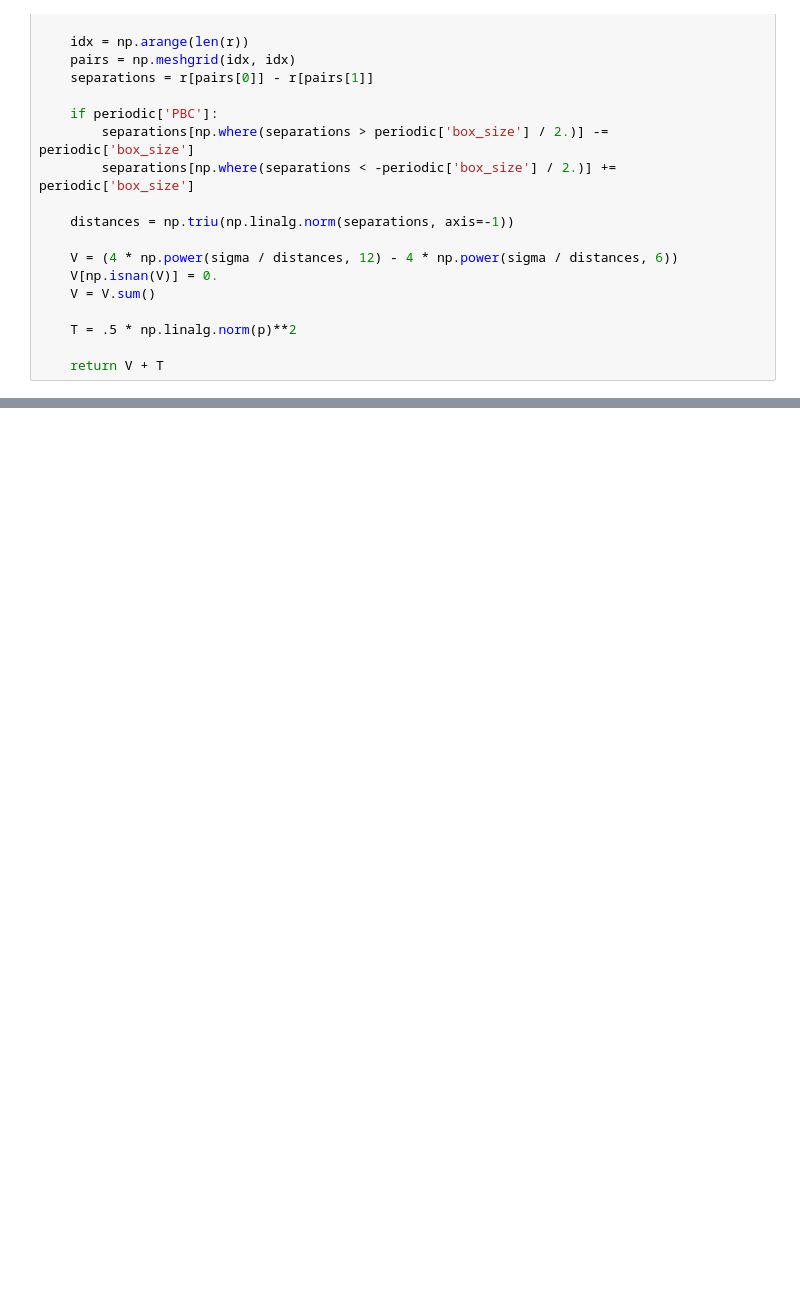
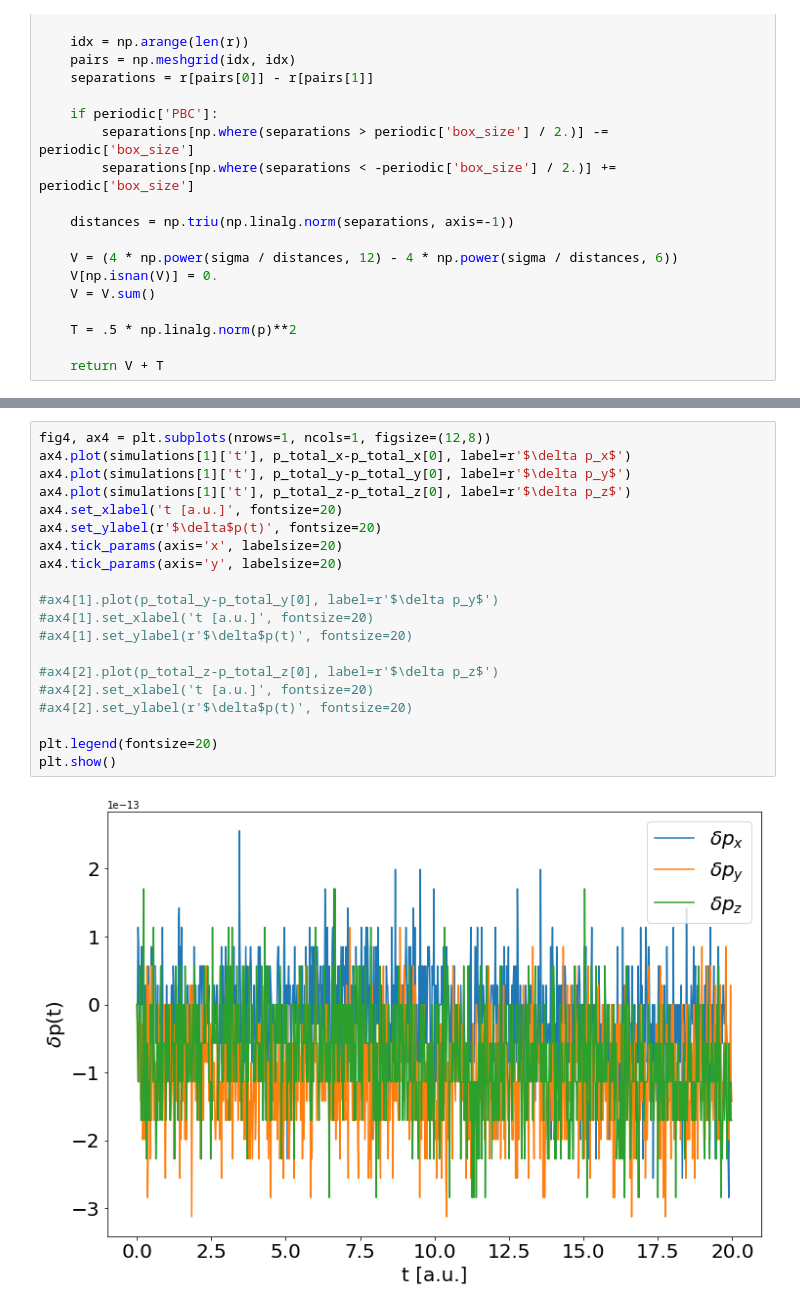
Before and after one commit to e-richter/molecular_simulations, a Jupyter notebook: exam-1.ipynb, the cells around one changed output, grey strips where cells are left out. Saved outputs shown, nothing was run; the diff lists cells and outputs as text; blank space fills up the shorter version.

```diff
--- a/exam-1.ipynb
+++ b/exam-1.ipynb
@@ -86,0 +172,22 @@ plt.plot(t, E-E[0])
+# %%
+fig4, ax4 = plt.subplots(nrows=1, ncols=1, figsize=(12,8))
+ax4.plot(simulations[1]['t'], p_total_x-p_total_x[0], label=r'$\delta p_x$')
+ax4.plot(simulations[1]['t'], p_total_y-p_total_y[0], label=r'$\delta p_y$')
+ax4.plot(simulations[1]['t'], p_total_z-p_total_z[0], label=r'$\delta p_z$')
+ax4.set_xlabel('t [a.u.]', fontsize=20)
+ax4.set_ylabel(r'$\delta$p(t)', fontsize=20)
+ax4.tick_params(axis='x', labelsize=20)
+ax4.tick_params(axis='y', labelsize=20)
+
+#ax4[1].plot(p_total_y-p_total_y[0], label=r'$\delta p_y$')
+#ax4[1].set_xlabel('t [a.u.]', fontsize=20)
+#ax4[1].set_ylabel(r'$\delta$p(t)', fontsize=20)
+
+#ax4[2].plot(p_total_z-p_total_z[0], label=r'$\delta p_z$')
+#ax4[2].set_xlabel('t [a.u.]', fontsize=20)
+#ax4[2].set_ylabel(r'$\delta$p(t)', fontsize=20)
+
+plt.legend(fontsize=20)
+plt.show()
+# %% [output]
+[figure, added]
```
Also changed, not shown: parts of 15 cells of this notebook.
